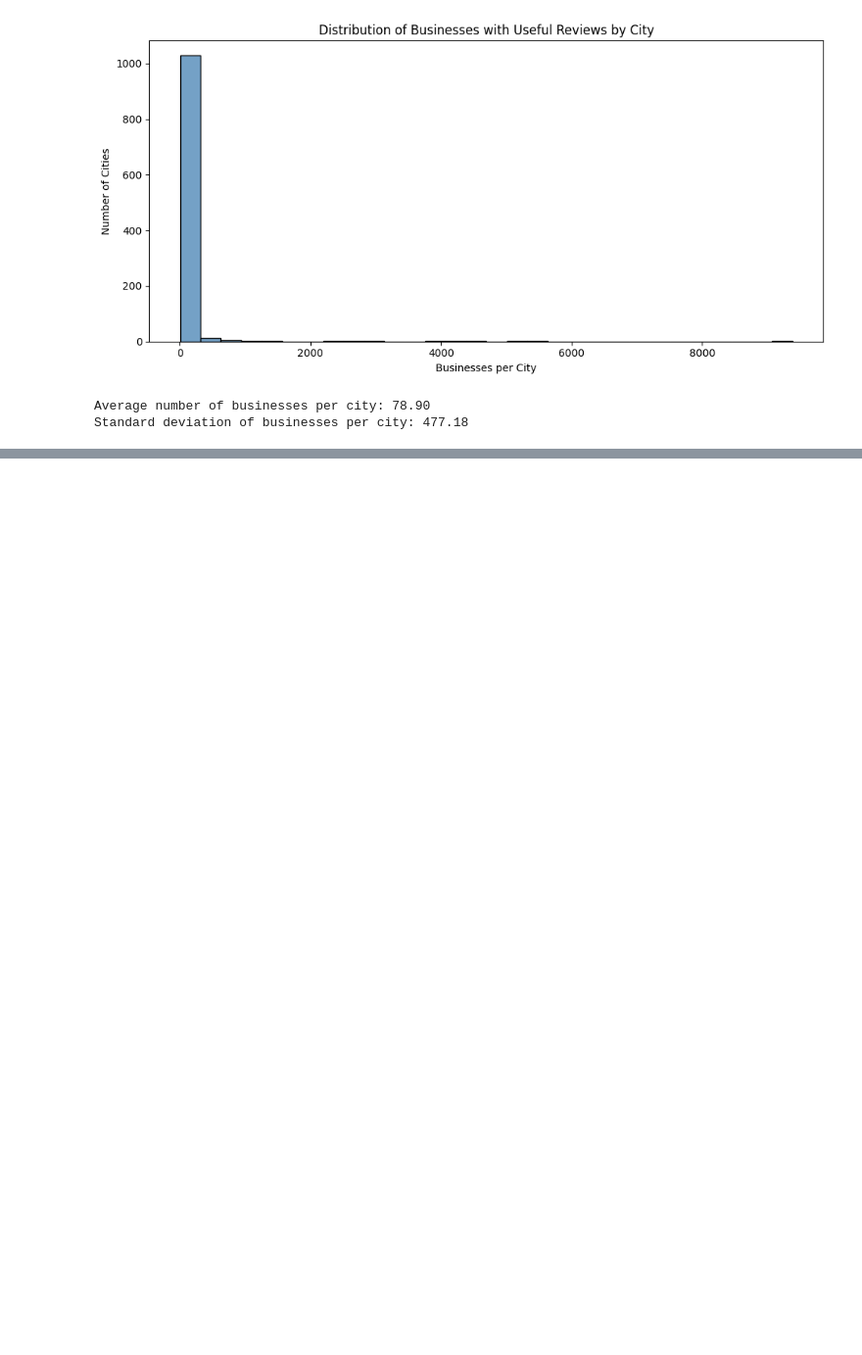
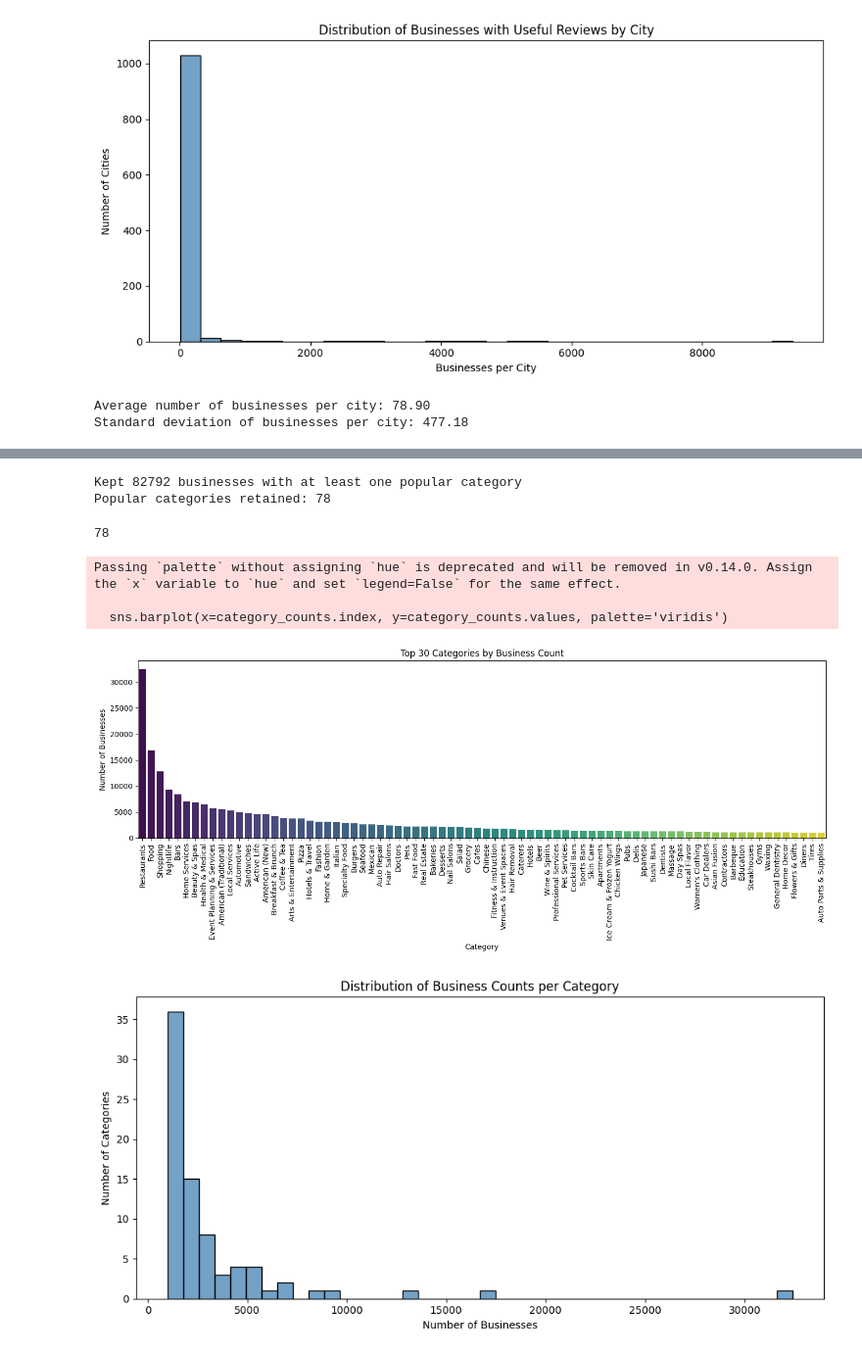
Before and after one commit to SrbskiDobrovilci/DSBIT, a Jupyter notebook: test.ipynb, the cells around one changed output, grey strips where cells are left out. Shown at 98% size. Drawn from its saved outputs; the diff is of its cells as text; code cells hidden in the pictures; blank space fills up the shorter version.

```diff
--- a/test.ipynb
+++ b/test.ipynb
@@ -177,0 +191,43 @@ Standard deviation of businesses per city: 477.18
+# %%
+category_counts = cat.dropna().explode().str.strip().value_counts()
+popular_categories = set(category_counts[category_counts >= 1000].index)
+
+def keep_popular(categories):
+    if not categories:
+        return []
+    return [c.strip() for c in categories if c.strip() in popular_categories]
+
+cat = cat.dropna().apply(keep_popular)
+cat = cat[cat.map(bool)]
+
+print(f"Kept {len(cat)} businesses with at least one popular category")
+print(f"Popular categories retained: {len(popular_categories)}")
+# %% [output]
+Kept 82792 businesses with at least one popular category
+Popular categories retained: 78
+# %%
+category_counts = cat.dropna().explode().str.strip().value_counts()
+print(len(category_counts))
+plt.figure(figsize=(14, 6))
+sns.barplot(x=category_counts.index, y=category_counts.values, palette='viridis')
+plt.xticks(rotation=90)
+plt.title('Top 30 Categories by Business Count')
+plt.xlabel('Category')
+plt.ylabel('Number of Businesses')
+plt.tight_layout()
+plt.show()
+
+plt.figure(figsize=(10, 5))
+sns.histplot(category_counts, bins=40, color='steelblue')
+plt.title('Distribution of Business Counts per Category')
+plt.xlabel('Number of Businesses')
+plt.ylabel('Number of Categories')
+plt.tight_layout()
+plt.show()
+# %% [output]
+78
+Passing `palette` without assigning `hue` is deprecated and will be removed in v0.14.0. Assign the `x` variable to `hue` and set `legend=False` for the same effect.
+
+  sns.barplot(x=category_counts.index, y=category_counts.values, palette='viridis')
+[figure, added]
+[figure, added]
```
Also changed, not shown: parts of 11 cells of this notebook.
